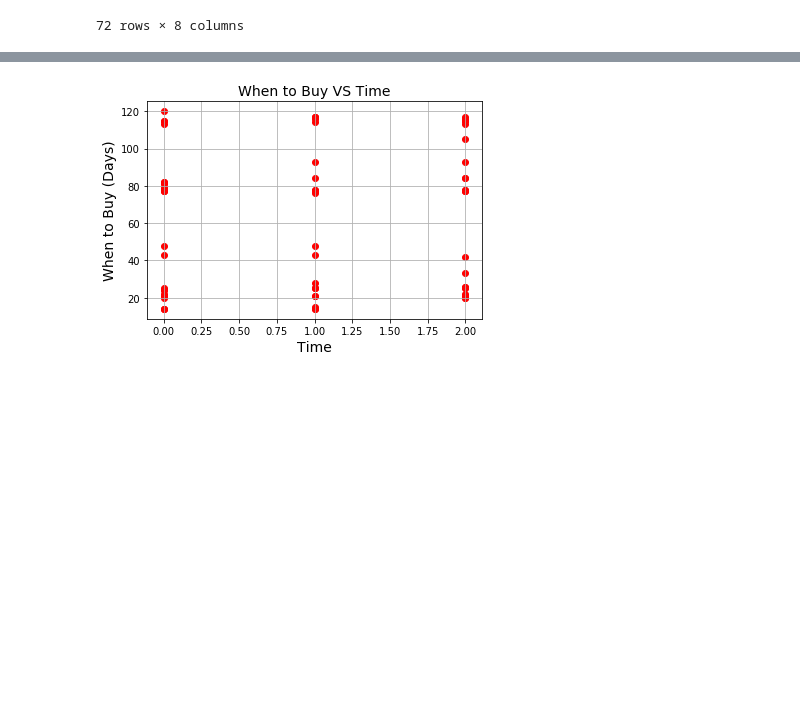
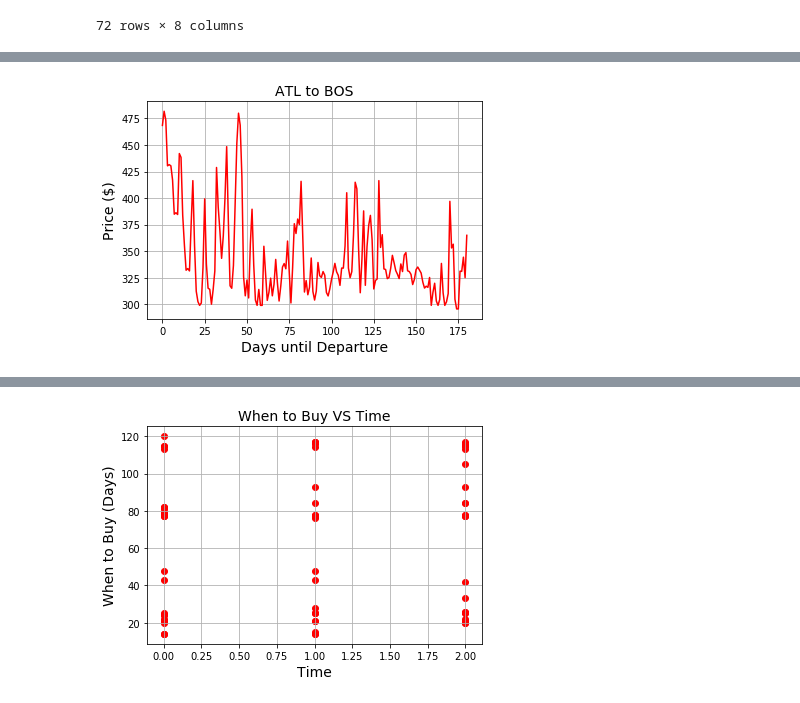
Before and after one commit to bijaytmg/capstone-project-airline, a Jupyter notebook: RegressionModels.ipynb, the cells around one changed output, grey strips where cells are left out. Drawn from its saved outputs; the diff is of its cells as text; code cells hidden in the pictures; blank space fills up the shorter version.

```diff
--- a/RegressionModels.ipynb
+++ b/RegressionModels.ipynb
@@ -64,0 +49,9 @@ plt.show()
+# %%
+plt.plot(atltobos['Days_to_Departure'], atltobos['Average'], color='red')
+plt.title('ATL to BOS', fontsize=14)
+plt.xlabel('Days until Departure', fontsize=14)
+plt.ylabel('Price ($)', fontsize=14)
+plt.grid(True)
+plt.show()
+# %% [output]
+[figure, added]
```
Also changed, not shown: parts of 52 cells of this notebook, 6 other files.
